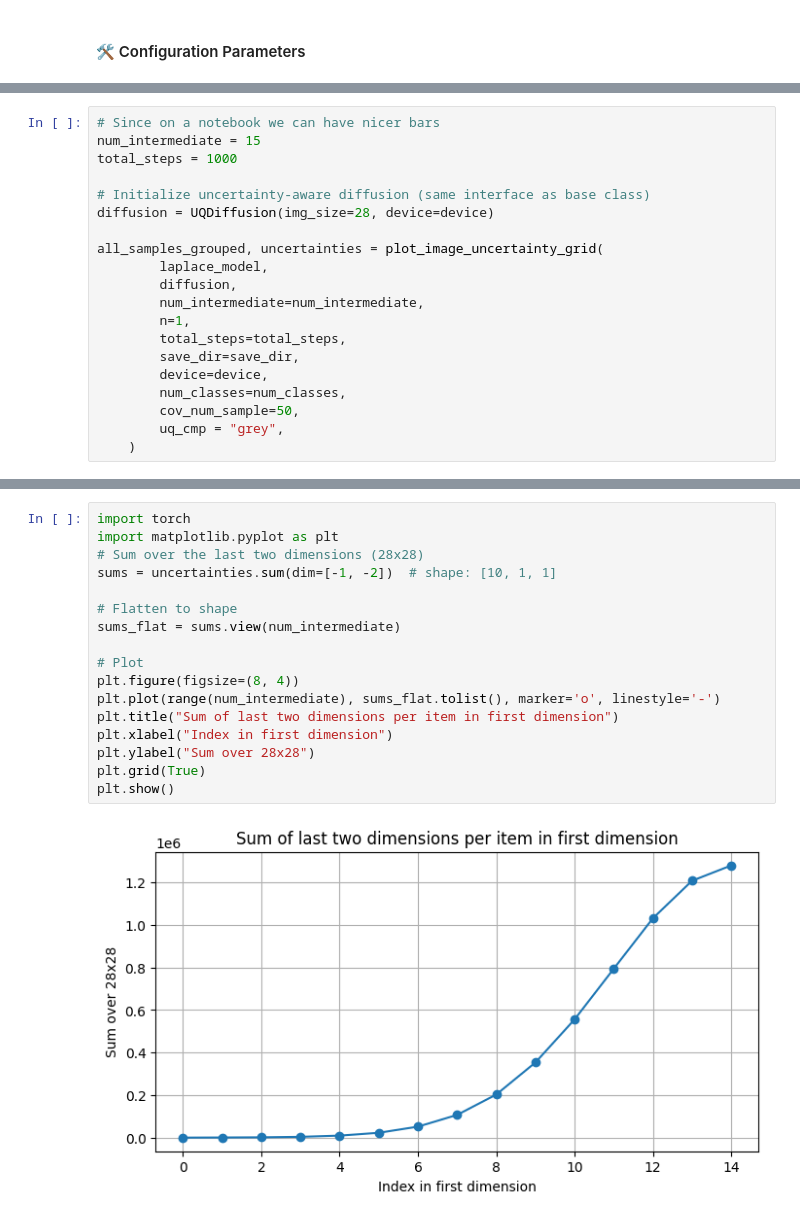
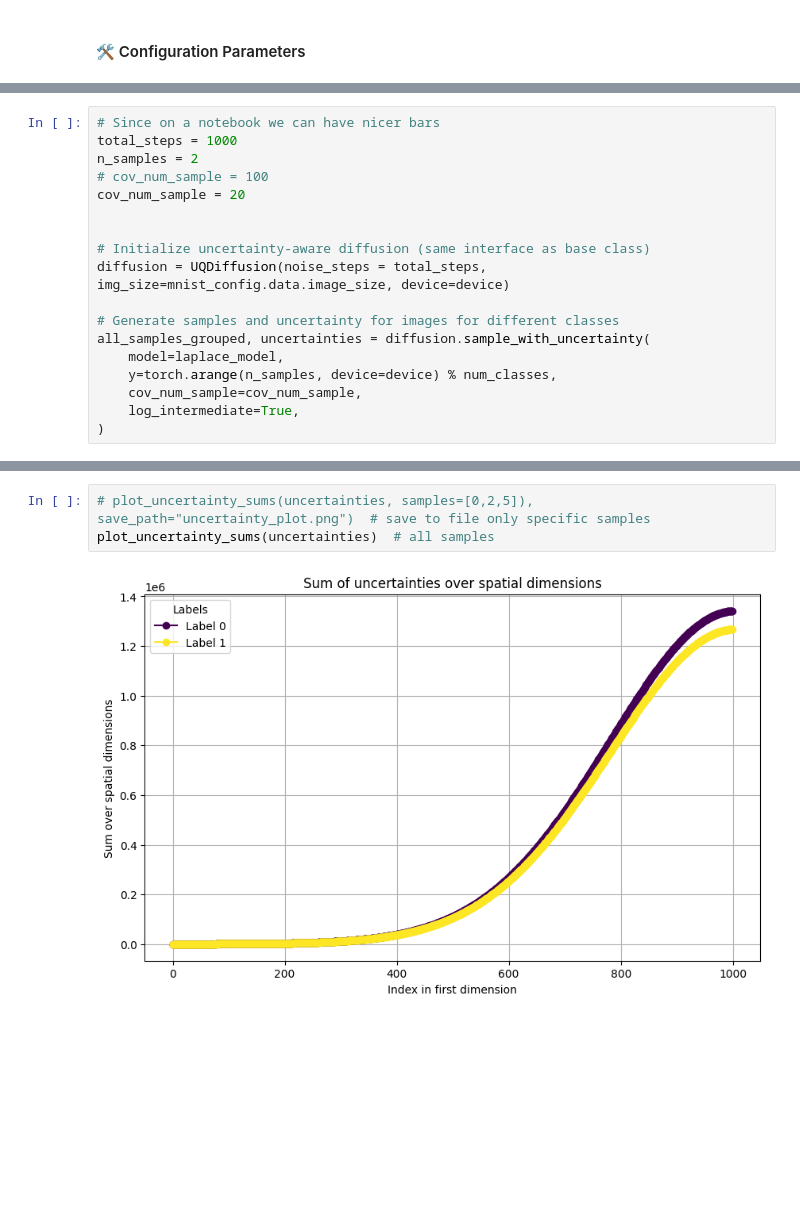
Before and after one commit to Jac-Zac/PML_DL_Final_Project, a Jupyter notebook: notebooks/notebook_llla_diff.ipynb, the cells around one changed output, grey strips where cells are left out. Saved outputs shown, nothing was run; the diff lists cells and outputs as text; blank space fills up the shorter version.

```diff
--- a/notebooks/notebook_llla_diff.ipynb
+++ b/notebooks/notebook_llla_diff.ipynb
@@ -280,20 +290,18 @@ class UQDiffusion(Diffusion):
 # %%
 # Since on a notebook we can have nicer bars
-num_intermediate = 15
 total_steps = 1000
+n_samples = 2
+# cov_num_sample = 100
+cov_num_sample = 20
+
 
 # Initialize uncertainty-aware diffusion (same interface as base class)
-diffusion = UQDiffusion(img_size=28, device=device)
+diffusion = UQDiffusion(noise_steps = total_steps, img_size=mnist_config.data.image_size, device=device)
 
-all_samples_grouped, uncertainties = plot_image_uncertainty_grid(
-        laplace_model,
-        diffusion,
-        num_intermediate=num_intermediate,
-        n=1,
-        total_steps=total_steps,
-        save_dir=save_dir,
-        device=device,
-        num_classes=num_classes,
-        cov_num_sample=50,
-        uq_cmp = "grey",
-    )
+# Generate samples and uncertainty for images for different classes
+all_samples_grouped, uncertainties = diffusion.sample_with_uncertainty(
+    model=laplace_model,
+    y=torch.arange(n_samples, device=device) % num_classes,
+    cov_num_sample=cov_num_sample,
+    log_intermediate=True,
+)
@@ -313,19 +337,5 @@ display(Image.open(out_path_unc))
 # %%
-import torch
-import matplotlib.pyplot as plt
-# Sum over the last two dimensions (28x28)
-sums = uncertainties.sum(dim=[-1, -2])  # shape: [10, 1, 1]
-
-# Flatten to shape
-sums_flat = sums.view(num_intermediate)
-
-# Plot
-plt.figure(figsize=(8, 4))
-plt.plot(range(num_intermediate), sums_flat.tolist(), marker='o', linestyle='-')
-plt.title("Sum of last two dimensions per item in first dimension")
-plt.xlabel("Index in first dimension")
-plt.ylabel("Sum over 28x28")
-plt.grid(True)
-plt.show()
+# plot_uncertainty_sums(uncertainties, samples=[0,2,5]), save_path="uncertainty_plot.png")  # save to file only specific samples
+plot_uncertainty_sums(uncertainties)  # all samples
 # %% [output]
-[figure, old version]
+[figure, new version]
```
Also changed, not shown: parts of 15 cells of this notebook, 3 other files.
